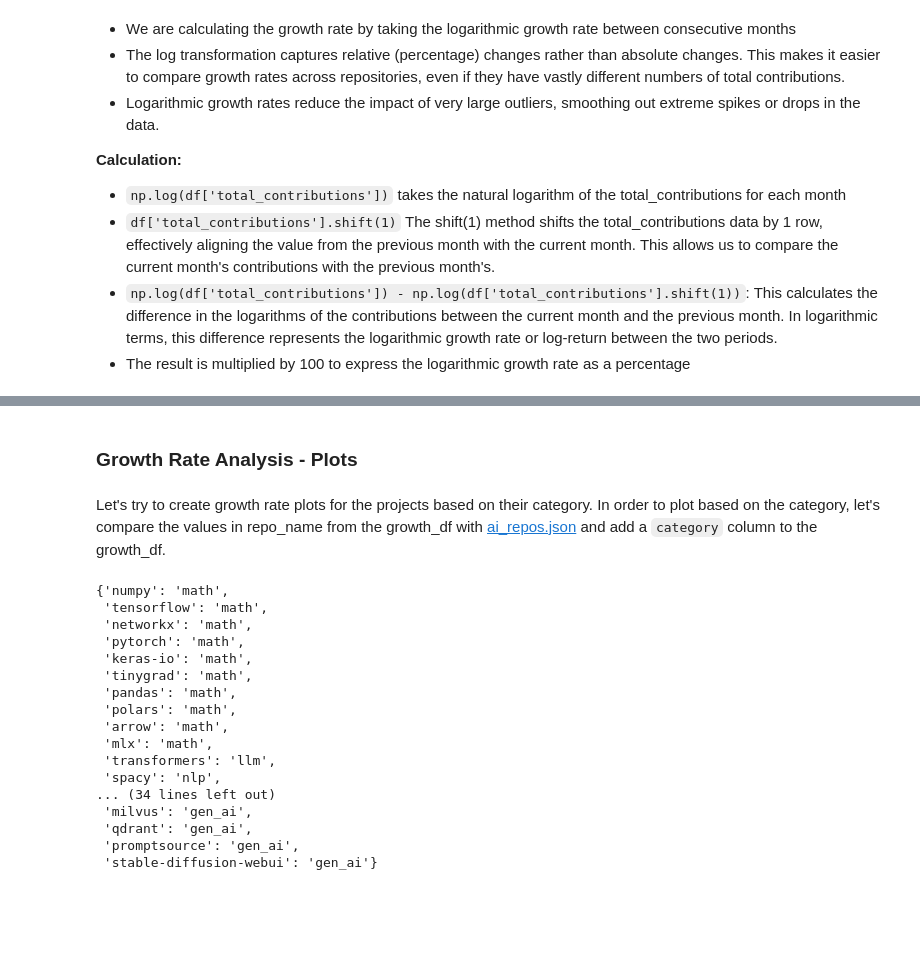
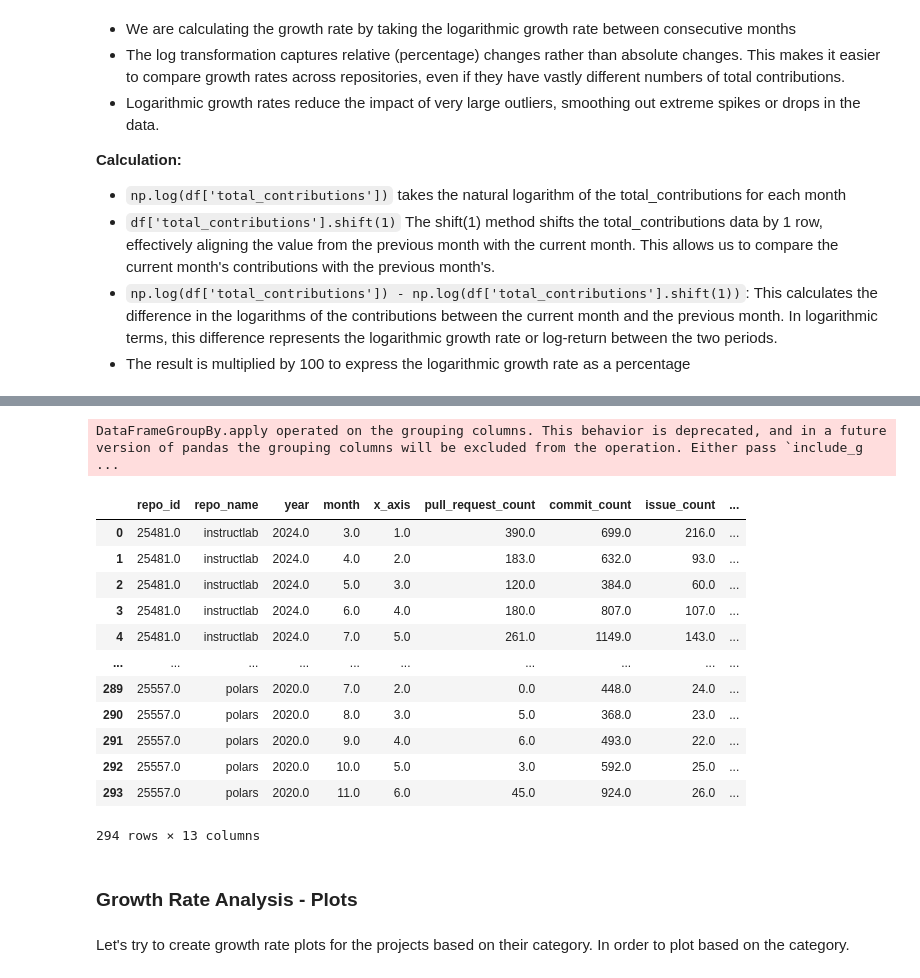
Before and after one commit to Prudhvivuda/Rappel, a Jupyter notebook: notebooks/emerging_ai_projects/growth_rate.ipynb, the cells around one changed output, grey strips where cells are left out. Cells and saved outputs as stored; diff of their text form; code cells hidden in the pictures; blank space fills up the shorter version.

```diff
--- a/notebooks/emerging_ai_projects/growth_rate.ipynb
+++ b/notebooks/emerging_ai_projects/growth_rate.ipynb
@@ -620,0 +594,49 @@ growth_df.to_csv('6_month_growth_rate.csv')
+# %%
+# Function to filter and calculate log growth rate for the first 6 months of each repo
+def get_first_6_months_growth(df, months_to_consider=7):
+    # Sort by year and month to ensure chronological order
+    df = df.sort_values(by=['year', 'month'])
+
+    # Take the first 'months_to_consider' months since the start of the project
+    if len(df) >= months_to_consider:
+        df = df[:months_to_consider]
+    else:
+        return pd.DataFrame()  # Return empty DataFrame if less than required months
+
+    # Apply the growth rate calculation for the first 6 months
+    df = calculate_log_monthly_growth(df)
+
+    return df
+
+# Apply the function to each repository group to get the first 6 months of data
+first_6months_df = data.groupby('repo_id').apply(get_first_6_months_growth)
+
+# Flatten the groupby result and reset the index
+first_6months_df = first_6months_df.reset_index(drop=True)
+
+# Add repo_name using the existing repo_dict
+first_6months_df['repo_name'] = first_6months_df['repo_id'].map(repo_dict)
+
+# Reorder the columns as needed
+first_6months_df = first_6months_df[['repo_id', 'repo_name', 'year', 'month', 'x_axis',
+                       'pull_request_count', 'commit_count', 'issue_count',
+                       'review_count', 'message_count', 'total_contributions', 'category',
+                       'log_growth_rate']]
+
+# Display or print the final dataframe for the first 6 months
+first_6months_df
+# %% [output]
+DataFrameGroupBy.apply operated on the grouping columns. This behavior is deprecated, and in a future version of pandas the grouping columns will be excluded from the operation. Either pass `include_g ...
+|  | repo_id | repo_name | year | month | x_axis | pull_request_count | commit_count | issue_count | ... |
+| 0 | 25481.0 | instructlab | 2024.0 | 3.0 | 1.0 | 390.0 | 699.0 | 216.0 | ... |
+| 1 | 25481.0 | instructlab | 2024.0 | 4.0 | 2.0 | 183.0 | 632.0 | 93.0 | ... |
+| 2 | 25481.0 | instructlab | 2024.0 | 5.0 | 3.0 | 120.0 | 384.0 | 60.0 | ... |
+| 3 | 25481.0 | instructlab | 2024.0 | 6.0 | 4.0 | 180.0 | 807.0 | 107.0 | ... |
+| 4 | 25481.0 | instructlab | 2024.0 | 7.0 | 5.0 | 261.0 | 1149.0 | 143.0 | ... |
+| ... | ... | ... | ... | ... | ... | ... | ... | ... | ... |
+| 289 | 25557.0 | polars | 2020.0 | 7.0 | 2.0 | 0.0 | 448.0 | 24.0 | ... |
+| 290 | 25557.0 | polars | 2020.0 | 8.0 | 3.0 | 5.0 | 368.0 | 23.0 | ... |
+| 291 | 25557.0 | polars | 2020.0 | 9.0 | 4.0 | 6.0 | 493.0 | 22.0 | ... |
+| 292 | 25557.0 | polars | 2020.0 | 10.0 | 5.0 | 3.0 | 592.0 | 25.0 | ... |
+| 293 | 25557.0 | polars | 2020.0 | 11.0 | 6.0 | 45.0 | 924.0 | 26.0 | ... |
+294 rows × 13 columns
@@ -621,4 +650,4 @@ growth_df.to_csv('6_month_growth_rate.csv')
 # %% [markdown]
 ### Growth Rate Analysis - Plots
 # %% [markdown]
-Let's try to create growth rate plots for the projects based on their category. In order to plot based on the category, let's compare the values in repo_name from the growth_df with [ai_repos.json](ai_repos.json) and add a `category` column to the growth_df.
+Let's try to create growth rate plots for the projects based on their category. In order to plot based on the category.
@@ -633,20 +653,0 @@ for category, repo_list in urls_json_data.items():
-# %%
-repo_category_dict
-# %% [output]
-{'numpy': 'math',
- 'tensorflow': 'math',
- 'networkx': 'math',
- 'pytorch': 'math',
- 'keras-io': 'math',
- 'tinygrad': 'math',
- 'pandas': 'math',
- 'polars': 'math',
- 'arrow': 'math',
- 'mlx': 'math',
- 'transformers': 'llm',
- 'spacy': 'nlp',
-... (34 lines left out)
- 'milvus': 'gen_ai',
- 'qdrant': 'gen_ai',
- 'promptsource': 'gen_ai',
- 'stable-diffusion-webui': 'gen_ai'}
```
Also changed, not shown: parts of 26 cells of this notebook, 3 other files.
